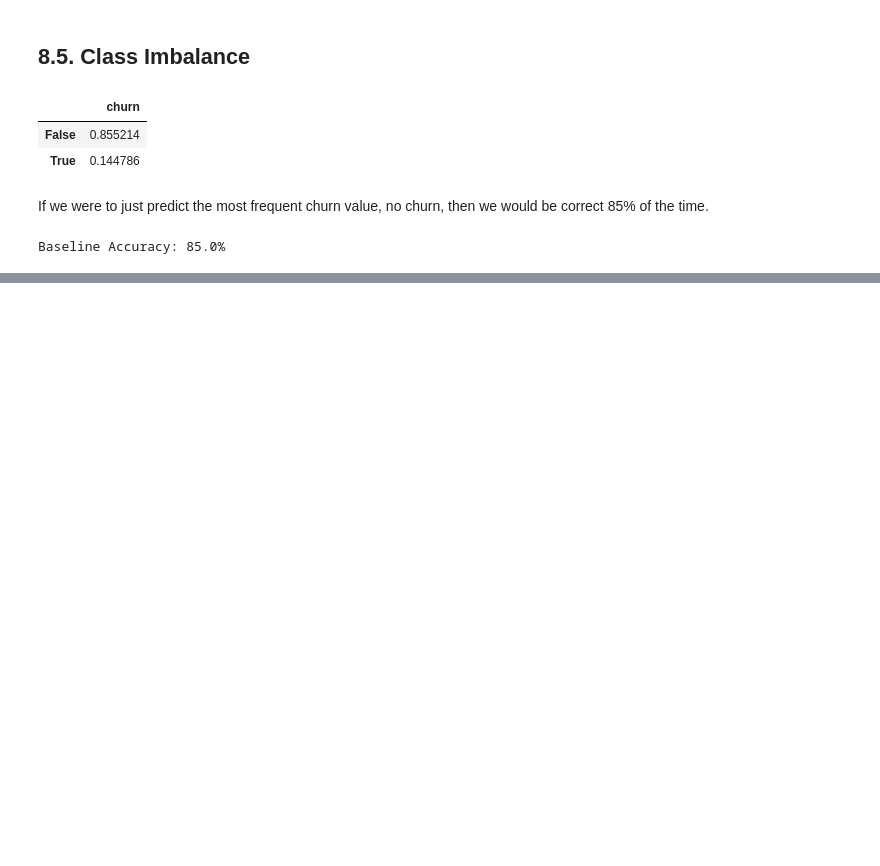
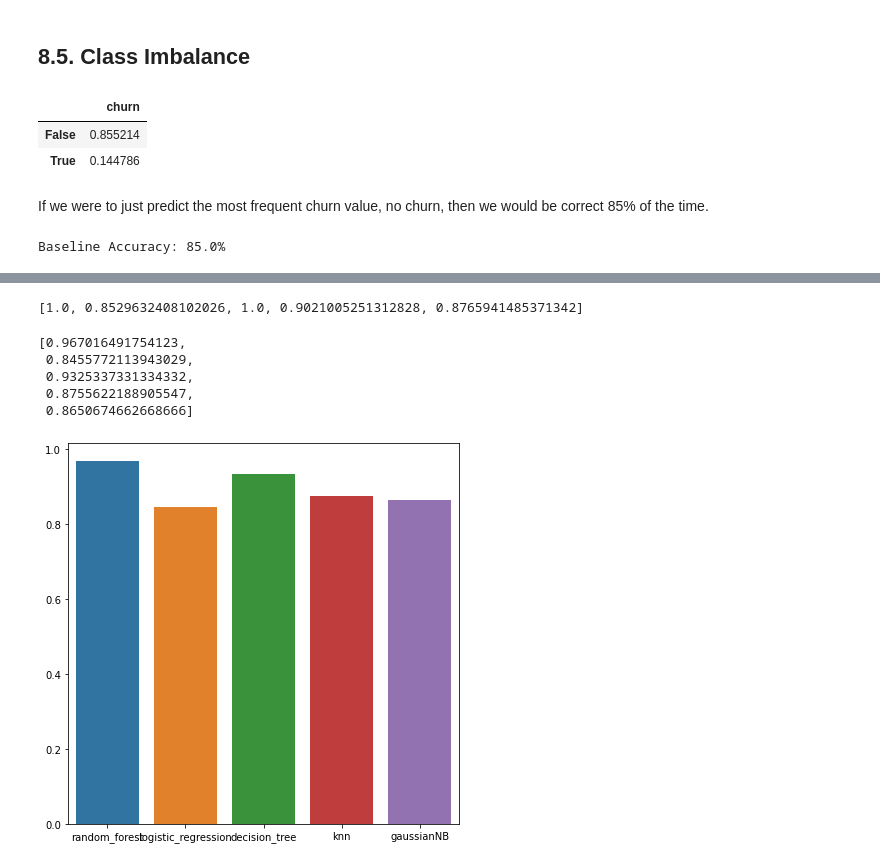
Before and after one commit to PatienceAnono/-SyriaTel-Customer-Churn-Project, a Jupyter notebook: SyriaTel Customer Churn.ipynb, the cells around one changed output, grey strips where cells are left out. Cells and saved outputs as stored; diff of their text form; code cells hidden in the pictures; blank space fills up the shorter version.

Commit message:
modelling1

```diff
--- a/SyriaTel Customer Churn.ipynb
+++ b/SyriaTel Customer Churn.ipynb
@@ -637,0 +709,40 @@ ModuleNotFoundError: No module named 'imblearn'
+# %%
+# Create names for the different classification methods
+random_forest = RandomForestClassifier(random_state = 42)
+logistic_regression = LogisticRegression(random_state = 42)
+decision_tree = DecisionTreeClassifier(random_state = 42)
+knn = KNeighborsClassifier()
+gaussianNB = GaussianNB()
+# %%
+# Create a function for classification
+train_accuracy = [ ]
+test_accuracy = []
+model_list = [random_forest, logistic_regression, decision_tree, knn,gaussianNB]
+for i in model_list:
+    i = i.fit(X_train, y_train)
+    ytrain_pred = i.predict(X_train)
+    ytest_pred = i.predict(X_test)
+    train_accuracy.append(accuracy_score(ytrain_pred, y_train))
+    test_accuracy.append(accuracy_score(ytest_pred, y_test))
+# %%
+# print train accuracy
+train_accuracy
+# %% [output]
+[1.0, 0.8529632408102026, 1.0, 0.9021005251312828, 0.8765941485371342]
+# %%
+# print test accuracy
+test_accuracy
+# %% [output]
+[0.967016491754123,
+ 0.8455772113943029,
+ 0.9325337331334332,
+ 0.8755622188905547,
+ 0.8650674662668666]
+# %%
+# I will visualize the test accuracy results
+model_names = ["random_forest","logistic_regression","decision_tree","knn", "gaussianNB"]
+plt.figure(figsize = (7, 7))
+sns.barplot(x = model_names, y = test_accuracy)
+plt.show()
+# %% [output]
+[figure, added]
```
Also changed, not shown: parts of 19 cells of this notebook.
